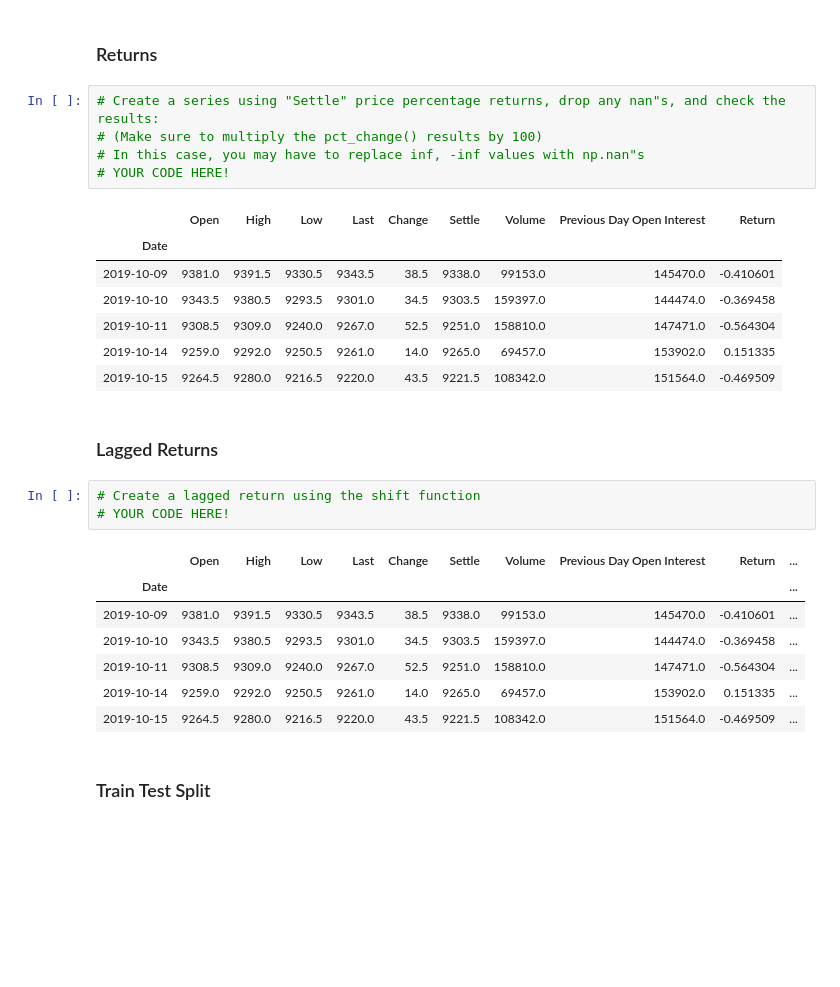
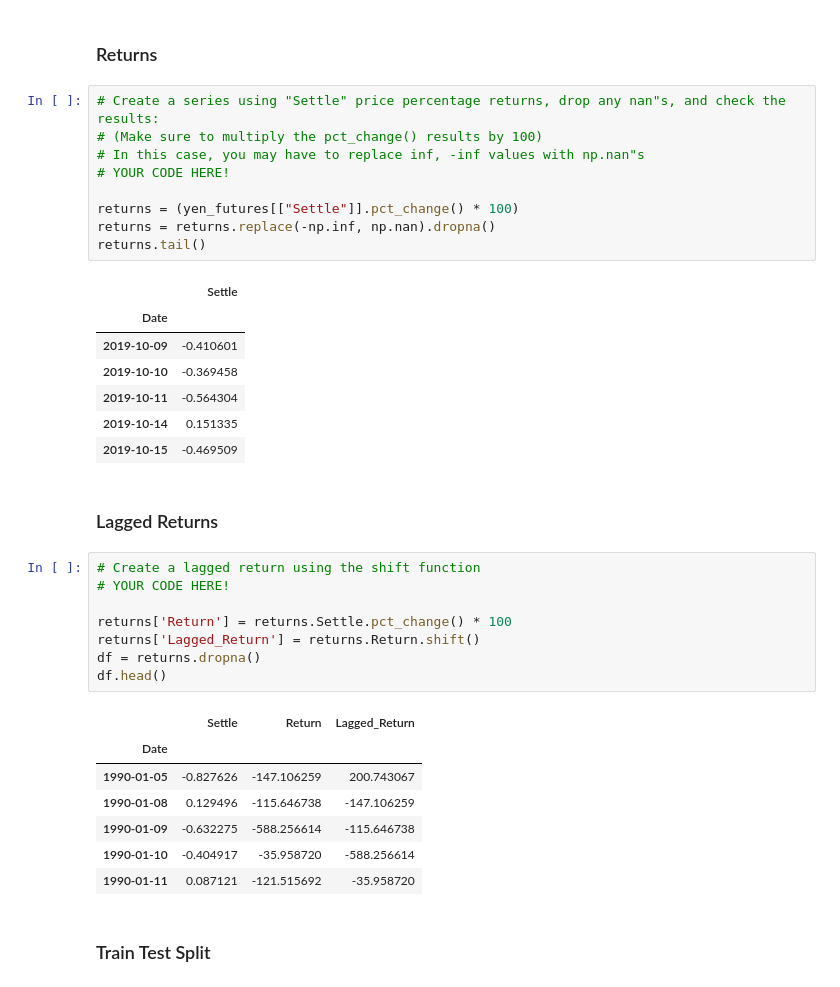
Before and after one commit to Kmaldonado18/timeSeriesHW, a Jupyter notebook: 10-Time-Series/Instructions/Starter_Code/regression_analysis.ipynb, the cells around one changed output. Saved outputs shown, nothing was run; the diff lists cells and outputs as text; blank space fills up the shorter version.

Commit message:
created lagged return in regression analysis notebook

```diff
--- a/10-Time-Series/Instructions/Starter_Code/regression_analysis.ipynb
+++ b/10-Time-Series/Instructions/Starter_Code/regression_analysis.ipynb
@@ -44,27 +42,36 @@ yen_futures.head()
 # (Make sure to multiply the pct_change() results by 100)
 # In this case, you may have to replace inf, -inf values with np.nan"s
 # YOUR CODE HERE!
+
+returns = (yen_futures[["Settle"]].pct_change() * 100)
+returns = returns.replace(-np.inf, np.nan).dropna()
+returns.tail()
 # %% [output]
-|  | Open | High | Low | Last | Change | Settle | Volume | Previous Day Open Interest | Return |
-| Date |  |  |  |  |  |  |  |  |  |
-| 2019-10-09 | 9381.0 | 9391.5 | 9330.5 | 9343.5 | 38.5 | 9338.0 | 99153.0 | 145470.0 | -0.410601 |
-| 2019-10-10 | 9343.5 | 9380.5 | 9293.5 | 9301.0 | 34.5 | 9303.5 | 159397.0 | 144474.0 | -0.369458 |
-| 2019-10-11 | 9308.5 | 9309.0 | 9240.0 | 9267.0 | 52.5 | 9251.0 | 158810.0 | 147471.0 | -0.564304 |
-| 2019-10-14 | 9259.0 | 9292.0 | 9250.5 | 9261.0 | 14.0 | 9265.0 | 69457.0 | 153902.0 | 0.151335 |
-| 2019-10-15 | 9264.5 | 9280.0 | 9216.5 | 9220.0 | 43.5 | 9221.5 | 108342.0 | 151564.0 | -0.469509 |
+|  | Settle |
+| Date |  |
+| 2019-10-09 | -0.410601 |
+| 2019-10-10 | -0.369458 |
+| 2019-10-11 | -0.564304 |
+| 2019-10-14 | 0.151335 |
+| 2019-10-15 | -0.469509 |
 # %% [markdown]
 ### Lagged Returns
 # %%
 # Create a lagged return using the shift function
 # YOUR CODE HERE!
+
+returns['Return'] = returns.Settle.pct_change() * 100
+returns['Lagged_Return'] = returns.Return.shift()
+df = returns.dropna()
+df.head()
 # %% [output]
-|  | Open | High | Low | Last | Change | Settle | Volume | Previous Day Open Interest | Return | ... |
-| Date |  |  |  |  |  |  |  |  |  | ... |
-| 2019-10-09 | 9381.0 | 9391.5 | 9330.5 | 9343.5 | 38.5 | 9338.0 | 99153.0 | 145470.0 | -0.410601 | ... |
-| 2019-10-10 | 9343.5 | 9380.5 | 9293.5 | 9301.0 | 34.5 | 9303.5 | 159397.0 | 144474.0 | -0.369458 | ... |
-| 2019-10-11 | 9308.5 | 9309.0 | 9240.0 | 9267.0 | 52.5 | 9251.0 | 158810.0 | 147471.0 | -0.564304 | ... |
-| 2019-10-14 | 9259.0 | 9292.0 | 9250.5 | 9261.0 | 14.0 | 9265.0 | 69457.0 | 153902.0 | 0.151335 | ... |
-| 2019-10-15 | 9264.5 | 9280.0 | 9216.5 | 9220.0 | 43.5 | 9221.5 | 108342.0 | 151564.0 | -0.469509 | ... |
+|  | Settle | Return | Lagged_Return |
+| Date |  |  |  |
+| 1990-01-05 | -0.827626 | -147.106259 | 200.743067 |
+| 1990-01-08 | 0.129496 | -115.646738 | -147.106259 |
+| 1990-01-09 | -0.632275 | -588.256614 | -115.646738 |
+| 1990-01-10 | -0.404917 | -35.958720 | -588.256614 |
+| 1990-01-11 | 0.087121 | -121.515692 | -35.958720 |
 # %% [markdown]
 ### Train Test Split
 # %%
```
Also changed, not shown: parts of 1 cell of this notebook.
